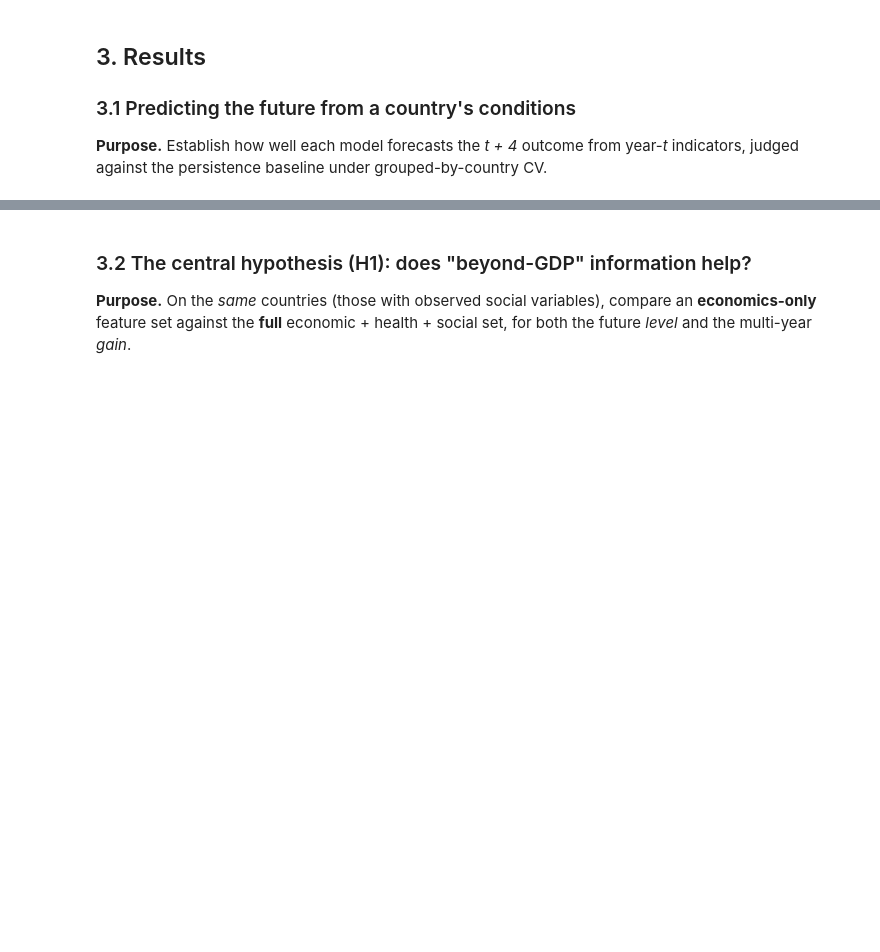
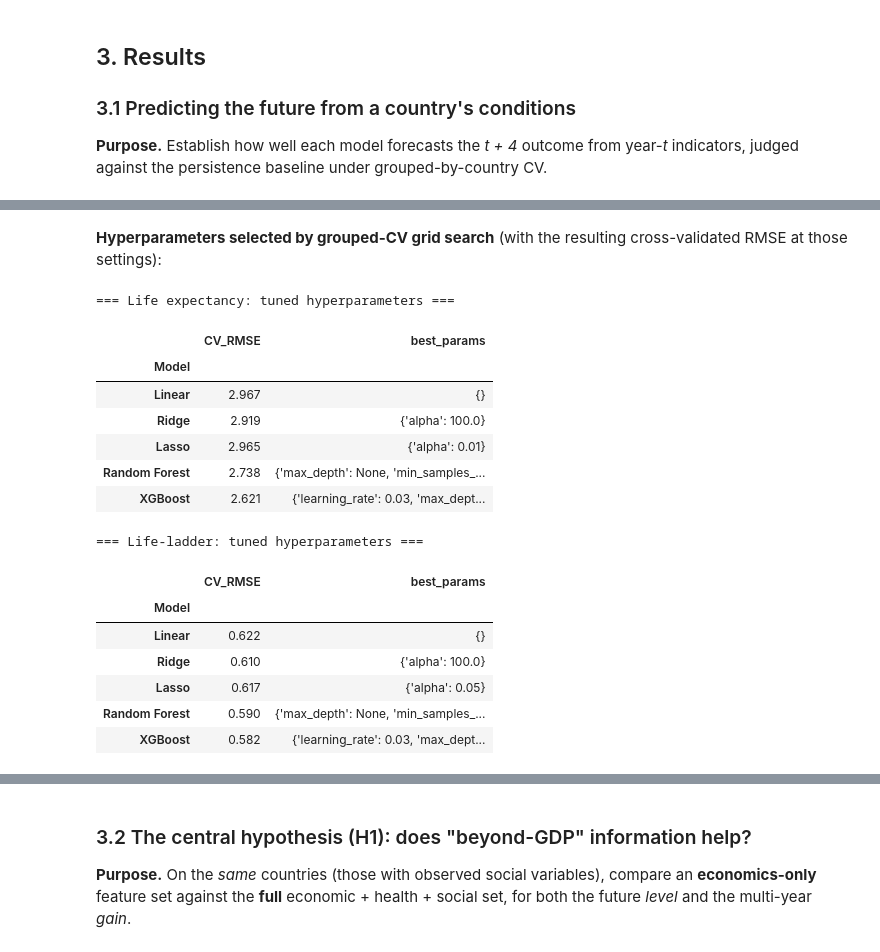
Before and after one commit to jessicayuan1/mse446-world-health-prediction, a Jupyter notebook: MSE446_Project_Report.ipynb, the cells around one changed output, grey strips where cells are left out. Cells and saved outputs as stored; diff of their text form; code cells hidden in the pictures; blank space fills up the shorter version.

```diff
--- a/MSE446_Project_Report.ipynb
+++ b/MSE446_Project_Report.ipynb
@@ -205,3 +209,28 @@ for tgt, lab in [("life_expectancy", "Life expectancy (years)"),
+# %% [markdown]
+**Hyperparameters selected by grouped-CV grid search** (with the resulting
+cross-validated RMSE at those settings):
+# %%
+for tgt, lab in [("life_expectancy", "Life expectancy"),
+                 ("life_ladder", "Life-ladder")]:
+    print(f"=== {lab}: tuned hyperparameters ===")
+    display(table(f"pred_tuning_{tgt}.csv").style.format({"CV_RMSE": "{:.3f}"}))
+# %% [output]
+=== Life expectancy: tuned hyperparameters ===
+|  | CV_RMSE | best_params |
+| Model |  |  |
+| Linear | 2.967 | {} |
+| Ridge | 2.919 | {'alpha': 100.0} |
+| Lasso | 2.965 | {'alpha': 0.01} |
+| Random Forest | 2.738 | {'max_depth': None, 'min_samples_... |
+| XGBoost | 2.621 | {'learning_rate': 0.03, 'max_dept... |
+=== Life-ladder: tuned hyperparameters ===
+|  | CV_RMSE | best_params |
+| Model |  |  |
+| Linear | 0.622 | {} |
+| Ridge | 0.610 | {'alpha': 100.0} |
+| Lasso | 0.617 | {'alpha': 0.05} |
+| Random Forest | 0.590 | {'max_depth': None, 'min_samples_... |
+| XGBoost | 0.582 | {'learning_rate': 0.03, 'max_dept... |
 # %%
 show("pred_models_life_expectancy.png", width=820)
 show("pred_scatter_life_expectancy.png", width=430)
```
Also changed, not shown: parts of 13 cells of this notebook, 3 other files.
